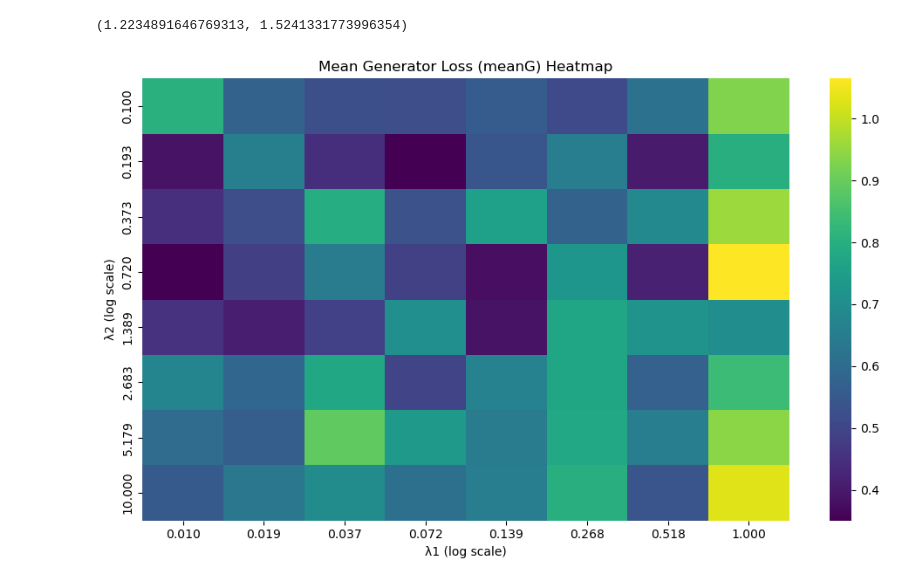
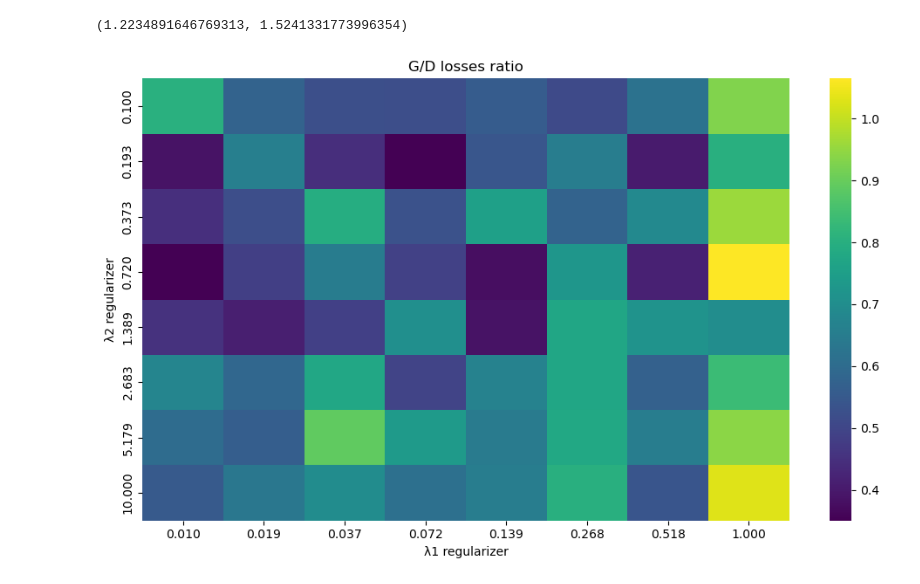
Before and after one commit to FrancescoLR02/MusicGenerator_Project, a Jupyter notebook: TestingCNN.ipynb, the cells around one changed output. Saved outputs shown, nothing was run; the diff lists cells and outputs as text; code cells hidden in the pictures.

```diff
--- a/TestingCNN.ipynb
+++ b/TestingCNN.ipynb
@@ -63,18 +63,18 @@ Ratio = np.reshape(Ratio, (8, 8))
 # %%
 import numpy as np
 import seaborn as sns
 
 plt.figure(figsize=(10, 6))
 sns.heatmap(
     Ratio,
     xticklabels=[f"{x:.3f}" for x in lambdas['λ1']],
     yticklabels=[f"{y:.3f}" for y in lambdas['λ2']],
     cmap="viridis", fmt=".2f"
 )
-plt.xlabel("λ1 (log scale)")
-plt.ylabel("λ2 (log scale)")
-plt.title("Mean Generator Loss (meanG) Heatmap")
+plt.xlabel("λ1 regularizer")
+plt.ylabel("λ2 regularizer")
+plt.title("G/D losses ratio")
 plt.tight_layout()
 plt.show()
 # %% [output]
-[figure, old version]
+[figure, new version]
```
Also changed, not shown: 11 other files.
